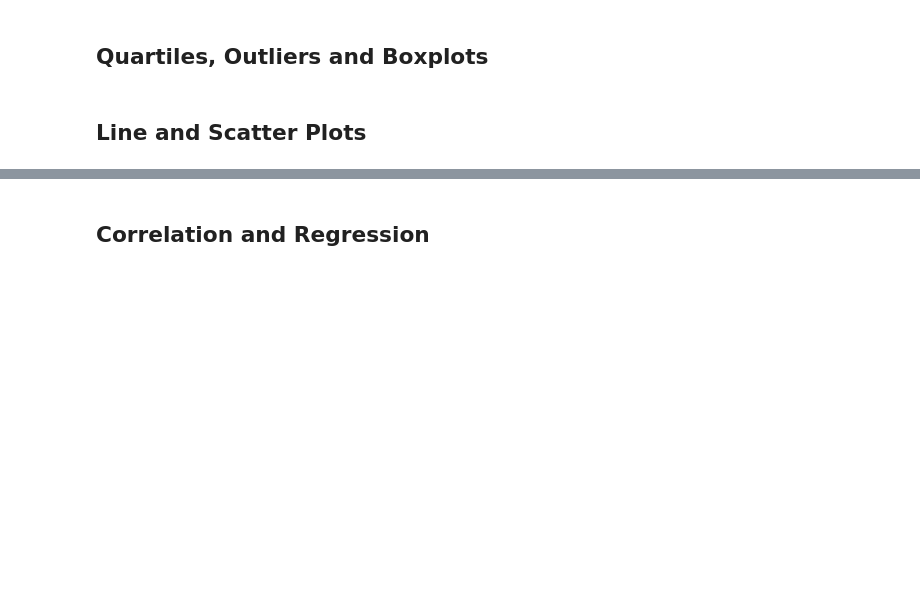
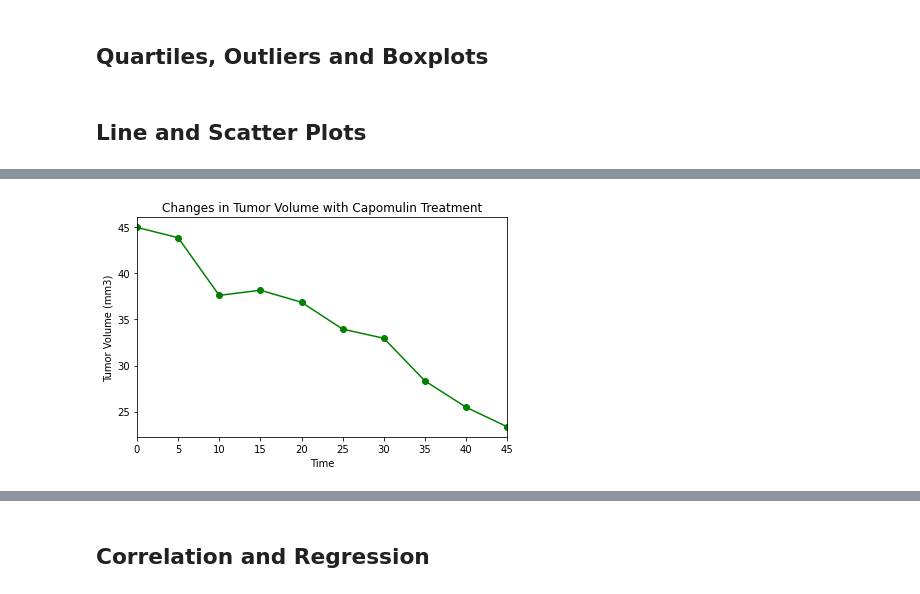
Before and after one commit to bminhas01/matplotlib-challenge, a Jupyter notebook: pymaceuticals_starter.ipynb, the cells around one changed output, grey strips where cells are left out. Saved outputs shown, nothing was run; the diff lists cells and outputs as text; code cells hidden in the pictures; blank space fills up the shorter version.

Commit message:
Line and Scatter Plots Created

```diff
--- a/pymaceuticals_starter.ipynb
+++ b/pymaceuticals_starter.ipynb
@@ -239,3 +239,8 @@ plt.show()
 ## Line and Scatter Plots
 # %%
 # Generate a line plot of tumor volume vs. time point for a mouse treated with Capomulin
+filtered_capomulin_df = clean_source_df[clean_source_df['Drug Regimen']== "Capomulin"][['Mouse ID', "Weight (g)",'Timepoint','Tumor Volume (mm3)']]
+filtered_capomulin_df.reset_index(drop=True, inplace=True)
+mouse_id = filtered_capomulin_df.iloc[0,0]
+selected_mouse_df = filtered_capomulin_df[filtered_capomulin_df['Mouse ID'] == mouse_id]
+selected_mouse_df
@@ -243,0 +259,11 @@ plt.show()
+# %%
+plt.plot(selected_mouse_df['Timepoint'], selected_mouse_df['Tumor Volume (mm3)'], color = "g", marker ='o')
+plt.title("Changes in Tumor Volume with Capomulin Treatment")
+plt.xlabel("Time")
+plt.ylabel("Tumor Volume (mm3)")
+plt.xlim(min(selected_mouse_df['Timepoint']), max(selected_mouse_df['Timepoint']))
+plt.tight_layout()
+plt.savefig("Analysis/LinePyplot.png")
+plt.show()
+# %% [output]
+[figure, added]
```
Also changed, not shown: parts of 3 cells of this notebook, 2 other files.
